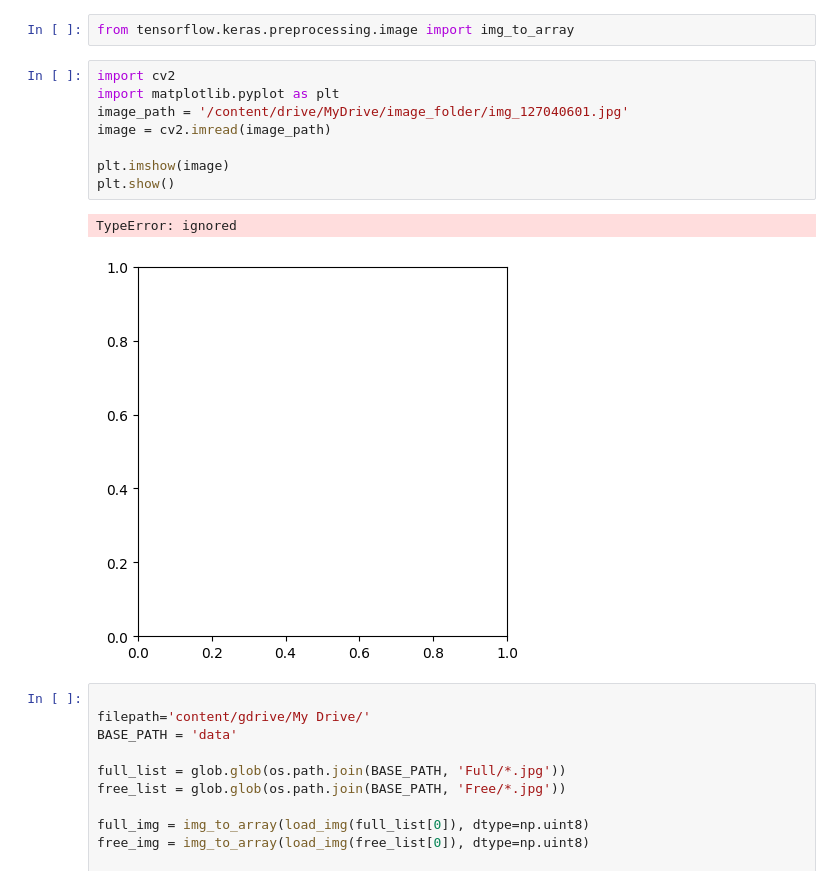
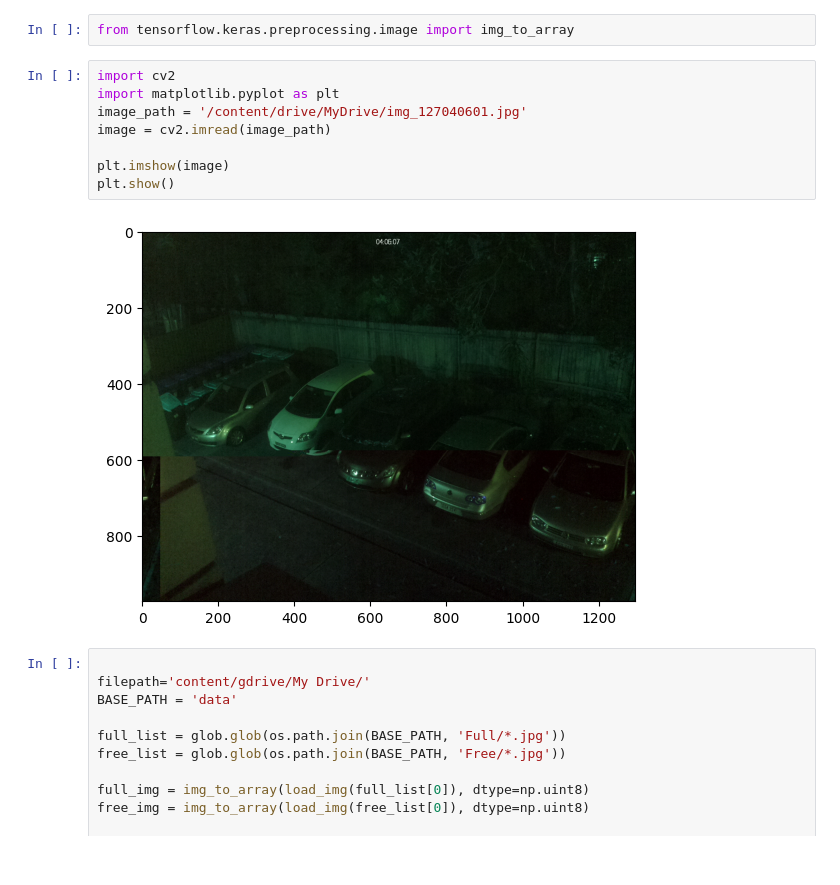
Before and after one commit to DaeYoul-Yang/Eyes-Position-Estimator-Mediapipe, a Jupyter notebook: Cproject_ipynb의_사본.ipynb, the cells around one changed output. Cells and saved outputs as stored; diff of their text form.

```diff
--- a/Cproject_ipynb의_사본.ipynb
+++ b/Cproject_ipynb의_사본.ipynb
@@ -78,14 +78,13 @@ from tensorflow.keras.preprocessing.image import img_to_array
 # %%
 import cv2
 import matplotlib.pyplot as plt
-image_path = '/content/drive/MyDrive/image_folder/img_127040601.jpg'
+image_path = '/content/drive/MyDrive/img_127040601.jpg'
 image = cv2.imread(image_path)
 
 plt.imshow(image)
 plt.show()
 # %% [output]
-TypeError: ignored
-[figure, old version]
+[figure, new version]
 # %%
 
 filepath='content/gdrive/My Drive/'
```
